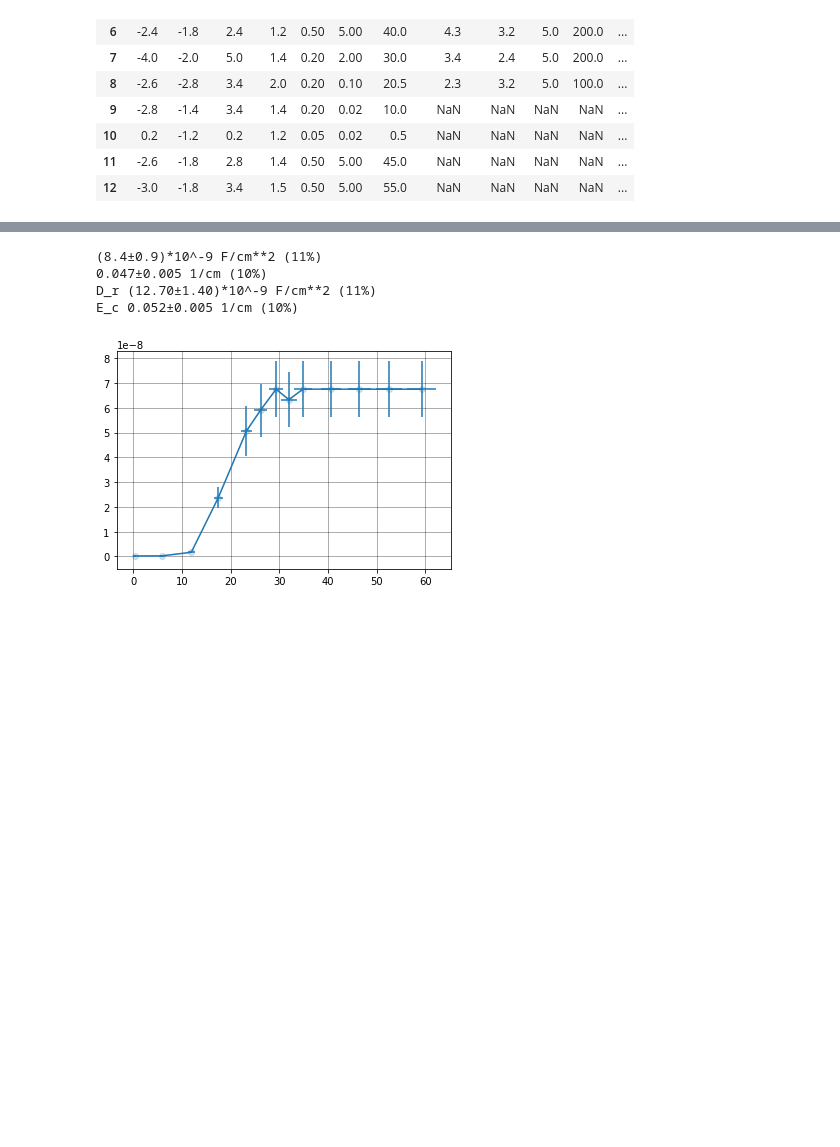
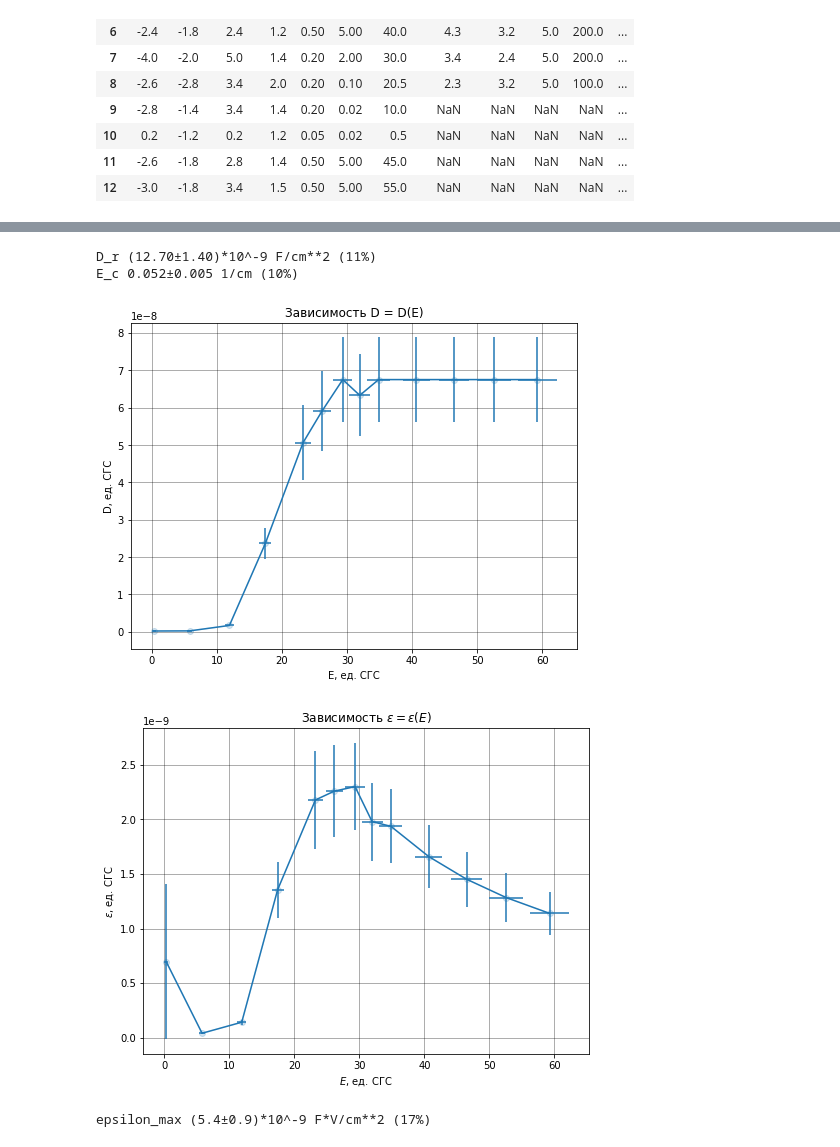
Before and after one commit to Wiki-fan/miptlabs, a Jupyter notebook: 1.1-1.3/lab1.1-1.3.ipynb, the cells around one changed output, grey strips where cells are left out. Cells and saved outputs as stored; diff of their text form; code cells hidden in the pictures; blank space fills up the shorter version.

```diff
--- a/1.1-1.3/lab1.1-1.3.ipynb
+++ b/1.1-1.3/lab1.1-1.3.ipynb
@@ -135,31 +153,48 @@ display(df1)
 # %%
 h_1 = ml.PQ(1.0*u.mm, sigma=0.1*u.mm).repr_as(u.cm)
 S = ml.PQ(6*3.5*u.mm**2, sigma=1.0*u.mm**2).repr_as(u.cm**2)
 C_2 = ml.PQ(0.047*1e-6*u.farad, epsilon=0.1)
 R_1 = ml.PQ(470*1e3*u.ohm, epsilon=0.05)
 R_2 = ml.PQ(11*1e3*u.ohm, epsilon=0.05)
 
 D_mult=12*np.pi*1e3*C_2*1e-6/S
-print(D_mult)
+#print(D_mult)
 df1['D'] = df1['y_m+']*D_mult
 E_mult=np.sqrt(2)/(300*h_1)
-print(E_mult)
+#print(E_mult)
 df1['E'] = df1['V']*H_mult
 
 y_r = 1.5
 #y_r = -1.6
 x_c = -1.1
 #y_c = 1.3
 D_r = y_r*D_mult
 print('D_r', D_r)
 E_c = -x_c*E_mult
 print('E_c', E_c)
 
+plt.figure(figsize=(8, 6))
+plt.title('Зависимость D = D(E)')
+plt.xlabel('E, ед. СГС')
+plt.ylabel('D, ед. СГС')
+ml.plt_pq(df1['E'], df1['D'])
+plt.show()
 
-ml.plt_pq(df1['E'], df1['D'])
+plt.figure(figsize=(8, 6))
+plt.title('Зависимость $\epsilon = \epsilon(E)$')
+plt.xlabel('$E$, ед. СГС')
+plt.ylabel('$\epsilon$, ед. СГС')
+ml.plt_pq(df1['E'], df1['D']/df1['E'])
+plt.show()
+
+epsilon_max = df1['D'][0]/(4*np.pi)
+print('epsilon_max', epsilon_max)
+
+#P_sat = (df1['D']-df1['E'])/(4*np.pi)
+#print('P_sat',P_sat)
 # %% [output]
-(8.4±0.9)*10^-9 F/cm**2 (11%)
-0.047±0.005 1/cm (10%)
 D_r (12.70±1.40)*10^-9 F/cm**2 (11%)
 E_c 0.052±0.005 1/cm (10%)
-[figure, old version]
+[figure, new version]
+[figure, added]
+epsilon_max (5.4±0.9)*10^-9 F*V/cm**2 (17%)
```
Also changed, not shown: parts of 4 cells of this notebook.
